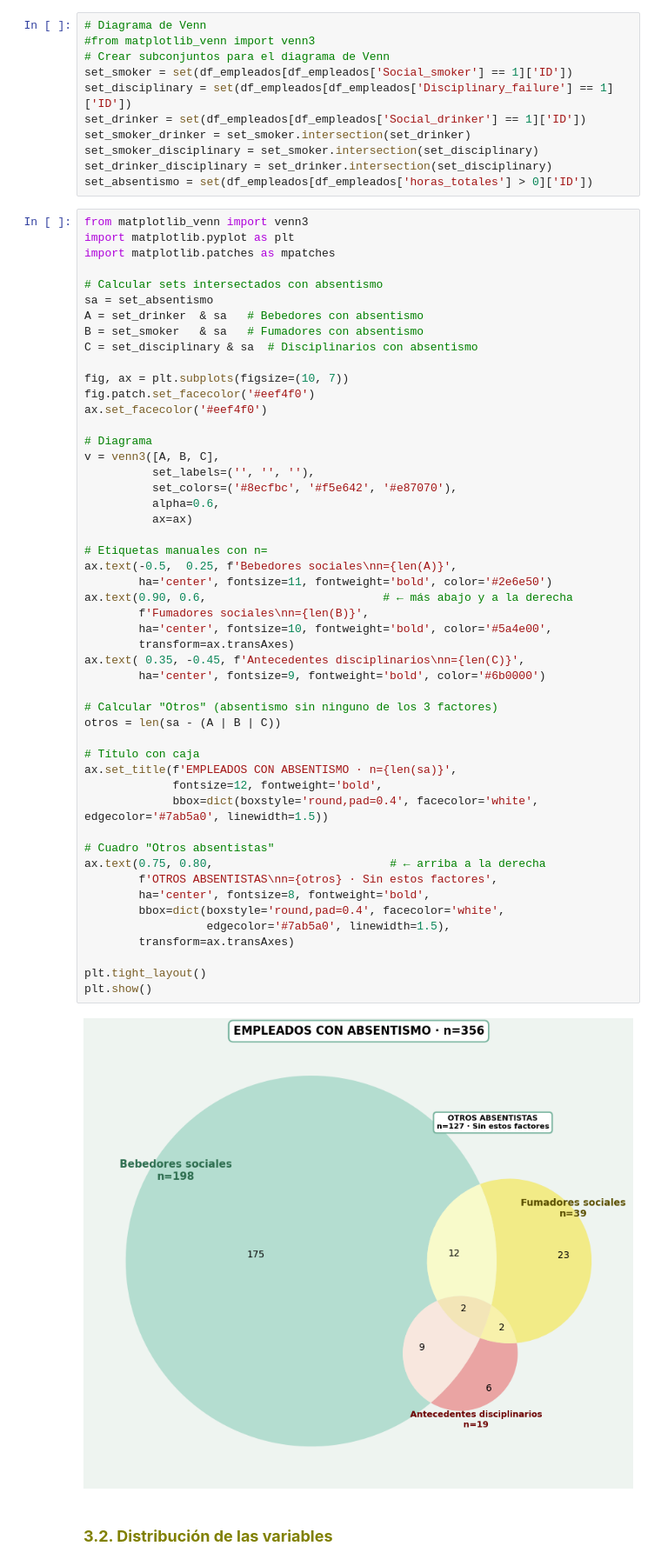
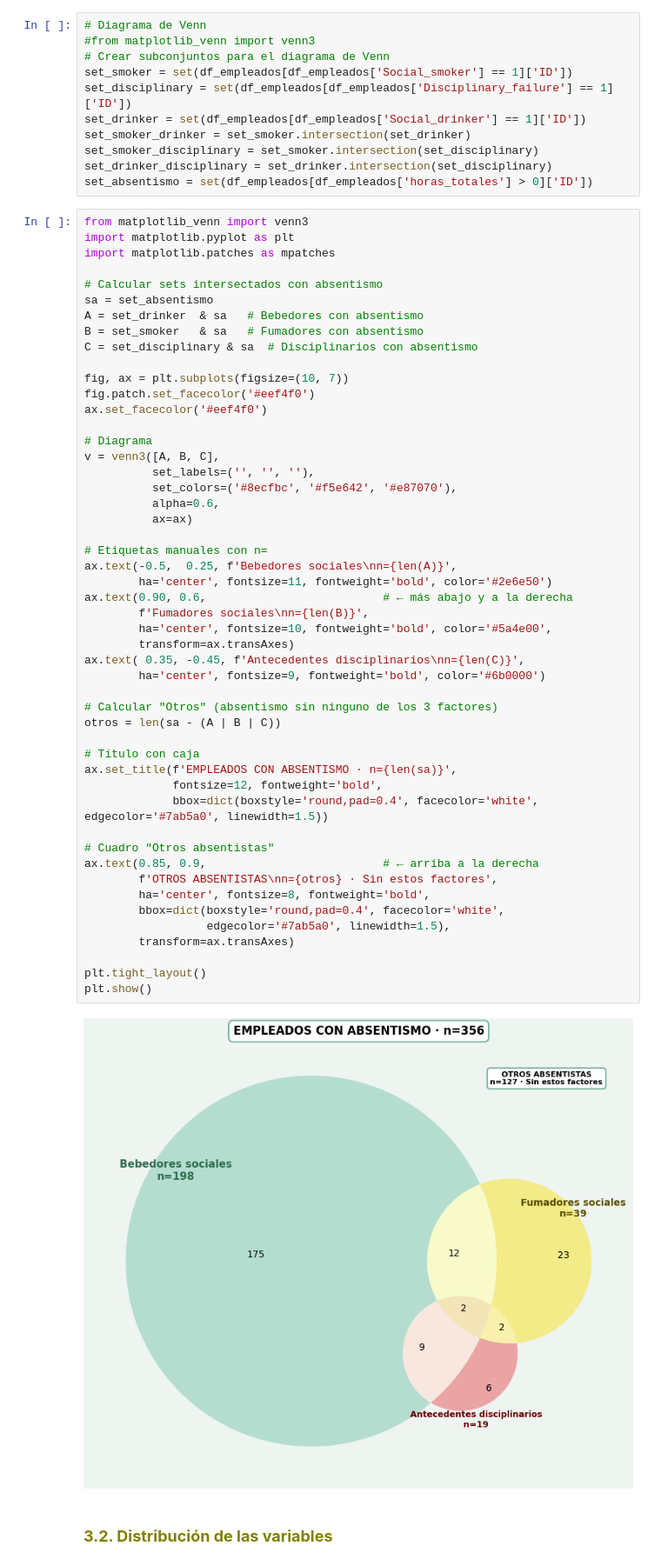
Before and after one commit to ITACADEMYprojectes/ProjecteData, a Jupyter notebook: Equip_31/Scripts/Notebooks/analisis_absentismo_Dioulde_08062026.ipynb, the cells around one changed output. Shown at 87% size. Cells and saved outputs as stored; diff of their text form.

```diff
--- a/Equip_31/Scripts/Notebooks/analisis_absentismo_Dioulde_08062026.ipynb
+++ b/Equip_31/Scripts/Notebooks/analisis_absentismo_Dioulde_08062026.ipynb
@@ -213,35 +213,35 @@ v = venn3([A, B, C],
           ax=ax)
 
 # Etiquetas manuales con n=
 ax.text(-0.5,  0.25, f'Bebedores sociales\nn={len(A)}',
         ha='center', fontsize=11, fontweight='bold', color='#2e6e50')
 ax.text(0.90, 0.6,                          # ← más abajo y a la derecha
         f'Fumadores sociales\nn={len(B)}',
         ha='center', fontsize=10, fontweight='bold', color='#5a4e00',
         transform=ax.transAxes)
 ax.text( 0.35, -0.45, f'Antecedentes disciplinarios\nn={len(C)}',
         ha='center', fontsize=9, fontweight='bold', color='#6b0000')
 
 # Calcular "Otros" (absentismo sin ninguno de los 3 factores)
 otros = len(sa - (A | B | C))
 
 # Título con caja
 ax.set_title(f'EMPLEADOS CON ABSENTISMO · n={len(sa)}',
              fontsize=12, fontweight='bold',
              bbox=dict(boxstyle='round,pad=0.4', facecolor='white', edgecolor='#7ab5a0', linewidth=1.5))
 
 # Cuadro "Otros absentistas"
-ax.text(0.75, 0.80,                          # ← arriba a la derecha
+ax.text(0.85, 0.9,                          # ← arriba a la derecha
         f'OTROS ABSENTISTAS\nn={otros} · Sin estos factores',
         ha='center', fontsize=8, fontweight='bold',
         bbox=dict(boxstyle='round,pad=0.4', facecolor='white',
                   edgecolor='#7ab5a0', linewidth=1.5),
         transform=ax.transAxes)
 
 plt.tight_layout()
 plt.show()
 # %% [output]
-[figure, old version]
+[figure, new version]
 # %% [markdown]
 ### <span style="font-size:18px; color:olive">**3.2. Distribución de las variables**</span>
 # %%
```
Also changed, not shown: parts of 49 cells of this notebook.
